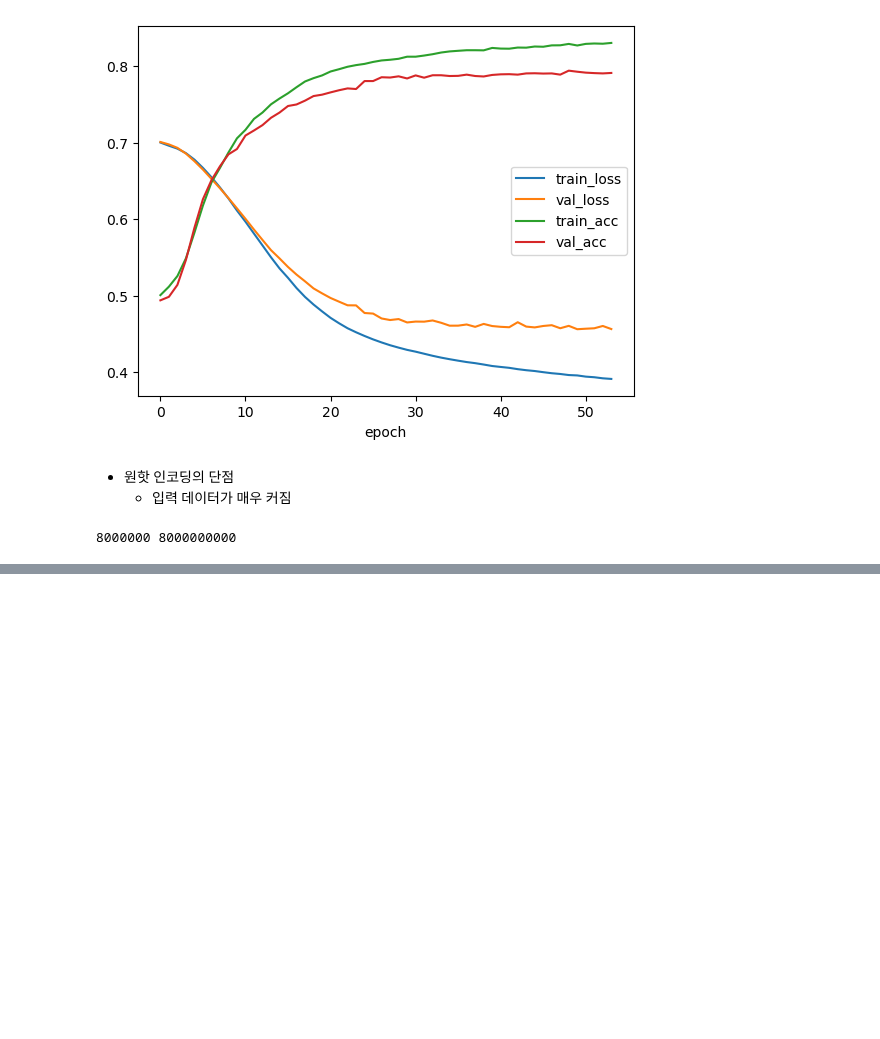
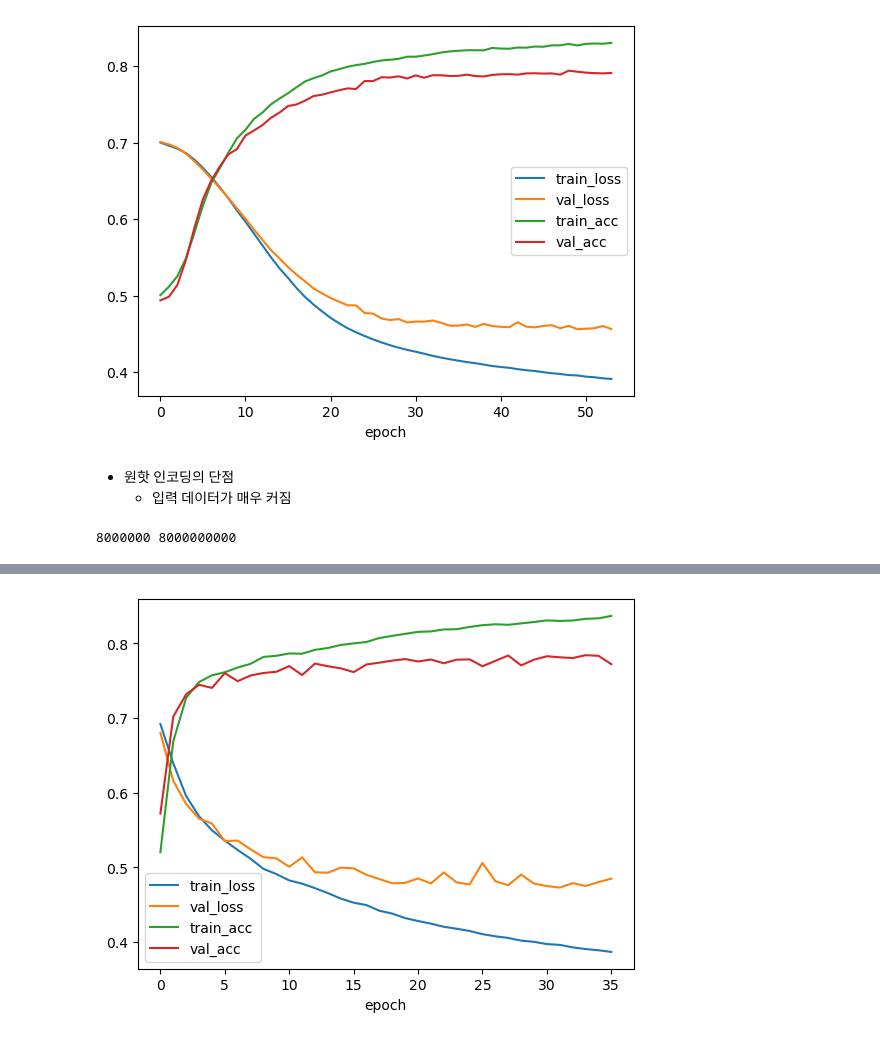
Before and after one commit to byahram/python, a Jupyter notebook: KoreaIT/03_Deep_Learning/08_순환신경망(RNN)_텍스트분류.ipynb, the cells around one changed output, grey strips where cells are left out. Drawn from its saved outputs; the diff is of its cells as text; code cells hidden in the pictures; blank space fills up the shorter version.

```diff
--- a/KoreaIT/03_Deep_Learning/08_순환신경망(RNN)_텍스트분류.ipynb
+++ b/KoreaIT/03_Deep_Learning/08_순환신경망(RNN)_텍스트분류.ipynb
@@ -298,0 +313,6 @@ print(train_seq.nbytes, train_oh.nbytes)
+# %%
+model2 = keras.Sequential()
+model2.add(keras.Input(shape = (100,)))
+model2.add(keras.layers.Embedding(500, 32))
+model2.add(keras.layers.SimpleRNN(8))
+model2.add(keras.layers.Dense(1, activation = "sigmoid"))
@@ -298,0 +354,9 @@ print(train_seq.nbytes, train_oh.nbytes)
+# %%
+rmsprop = keras.optimizers.RMSprop(learning_rate = 1e-4)
+model2.compile(optimizer = rmsprop, loss = "binary_crossentropy", metrics = ["accuracy"])
+# %%
+cp_cb = keras.callbacks.ModelCheckpoint("./model/best-embedding-model.keras", save_best_only = True)
+es_cb = keras.callbacks.EarlyStopping(patience = 4, restore_best_weights = True)
+# %%
+history = model2.fit(train_seq, y_train, epochs = 100, batch_size = 64,
+                    validation_data = (val_seq, y_val), callbacks = [cp_cb, es_cb])
@@ -298,0 +381,12 @@ print(train_seq.nbytes, train_oh.nbytes)
+# %%
+plt.figure()
+plt.plot(history.history["loss"], label = "train_loss")
+plt.plot(history.history["val_loss"], label = "val_loss")
+plt.plot(history.history["accuracy"], label = "train_acc")
+plt.plot(history.history["val_accuracy"], label = "val_acc")
+
+plt.xlabel("epoch")
+plt.legend()
+plt.show()
+# %% [output]
+[figure, added]
```
Also changed, not shown: parts of 7 cells of this notebook, 5 other files.
